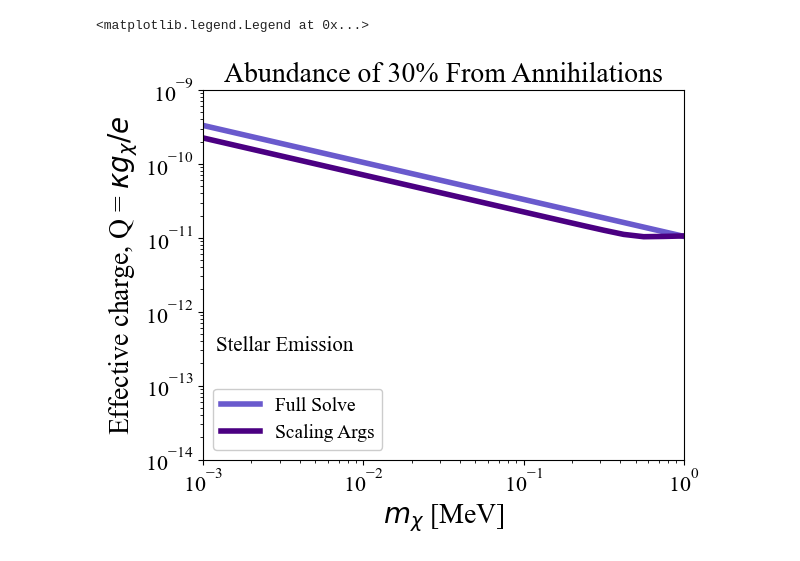
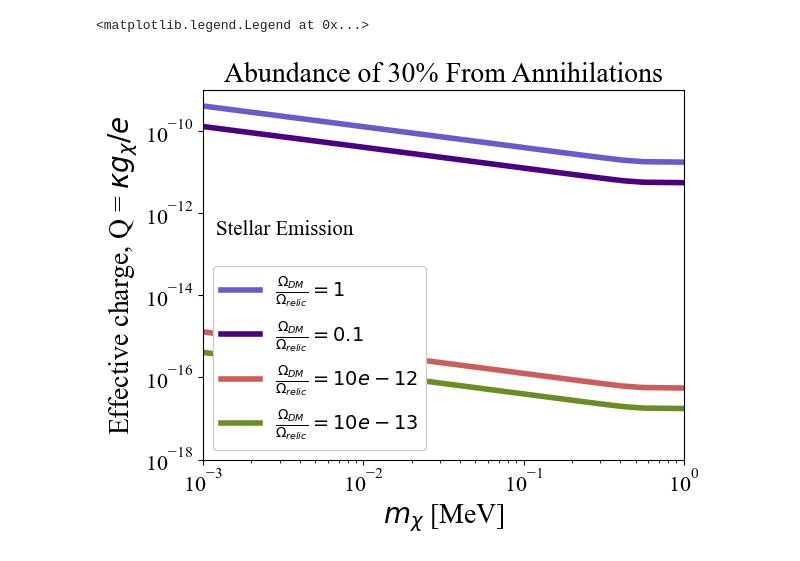
Before and after one commit to ellailes/irreducible-mcp, a Jupyter notebook: Constant-Abundance-Code.ipynb, the cells around one changed output. Drawn from its saved outputs; the diff is of its cells as text; code cells hidden in the pictures.

```diff
--- a/Constant-Abundance-Code.ipynb
+++ b/Constant-Abundance-Code.ipynb
@@ -81,11 +69,11 @@ Q3 = np.zeros(25)
 Q4 = np.zeros(25)
 
 for i in range(25):
-    info1 = relic_ann(0,mlist[i],noQ = True)
-    Q1[i] = np.sqrt(abundance[1]*100**3*irr.nxrelic(mlist[i],irr.T(100))/(info[1]**3*info[0]))
+    info1 = relic_ann(Q_production_nomu[i],mlist[i])
+    Q1[i] = np.sqrt(abundance[0]/info1)*Q_production_nomu[i]
     info2 = relic_ann(Q_production_nomu[i],mlist[i])
     Q2[i] = np.sqrt(abundance[1]/info2)*Q_production_nomu[i]
-    #info3 = relic_ann(0,mlist[i],noQ = True)
-    #Q3[i] = np.sqrt(abundance[2]*100**3*irr.nxrelic(mlist[i],irr.T(100))/(info[1]**3*info[0]))
-    #info4 = relic_ann(0,mlist[i],noQ = True)
-    #Q4[i] = np.sqrt(abundance[3]*100**3*irr.nxrelic(mlist[i],irr.T(100))/(info[1]**3*info[0]))
+    info3 = relic_ann(Q_production_nomu[i],mlist[i])
+    Q3[i] = np.sqrt(abundance[2]/info3)*Q_production_nomu[i]
+    info4 = relic_ann(Q_production_nomu[i],mlist[i])
+    Q4[i] = np.sqrt(abundance[3]/info4)*Q_production_nomu[i]
@@ -116,36 +80,35 @@ for i in range(25):
 # %%
 f, ax = plt.subplots()
 f.set_size_inches(6.2, 4.8)
 
-ax.loglog(mlist, Q1,c='slateblue',lw=4,label = r'Full Solve')
-ax.loglog(mlist, Q2,c='indigo',lw=4,label = r'Scaling Args')
-#ax.loglog(mlist, Q3,c='indianred',lw=4,label = r'$\frac{\Omega_{\gamma^\star->DM}}{\Omega_{relic}} = 0.01$')
-#ax.loglog(mlist, Q4,c='olivedrab',lw=4,label = r'$\frac{\Omega_{\gamma^\star->DM}}{\Omega_{relic}} = 0.001$')
+ax.loglog(mlist, Q1,c='slateblue',lw=4,label = r'$\frac{\Omega_{DM}}{\Omega_{relic}} = 1$')
+ax.loglog(mlist, Q2,c='indigo',lw=4,label = r'$\frac{\Omega_{DM}}{\Omega_{relic}} = 0.1$')
+ax.loglog(mlist, Q3,c='indianred',lw=4,label = r'$\frac{\Omega_{DM}}{\Omega_{relic}} = 10e-12$')
+ax.loglog(mlist, Q4,c='olivedrab',lw=4,label = r'$\frac{\Omega_{DM}}{\Omega_{relic}} = 10e-13$')
 #ax.loglog(m_production, Q_production,c='slateblue',lw=4)#, ls=":")
 #ax.loglog(m_production, Q_ann_production,c='slateblue',lw=4)
 ax.set_xlim([1e-3, 1])
-ax.set_ylim([1e-14, 1e-9])
+ax.set_ylim([1e-18, 1e-9])
 ax.set_ylabel(r'Effective charge, Q = $\kappa g_\chi/e$', fontsize=20)
 ax.set_xlabel(r'$m_\chi$ [MeV]', fontsize=20)
 
 #plotfiles(ax, 'stars', projection=False, DD=False,color='LightSteelBlue',a=0.3)
 #plotfiles(ax, 'stars_conservative', projection=False, DD=False,color='LightSteelBlue',a=0.3)
 ax.text(1.2e-3, 3e-13, r'Stellar Emission', rotation=0, color='k', fontsize=15)
-
 
 ax.xaxis.set_tick_params(labelsize=16)
 ax.yaxis.set_tick_params(labelsize=16)
 ax.set_title('Abundance of 30% From Annihilations', fontsize=20)
 lya_index=24
 planck_index=27
 s4_index = 32
 gs_index=38
 
 ax.legend(framealpha=1, loc='lower left', fontsize=14)
 
 
 #ax.set_xlim([1e-3, 1])
 #ax.set_ylim([1e-15, 1e-9])
 # %% [output]
 <matplotlib.legend.Legend at 0x...>
-[figure, old version]
+[figure, new version]
```
Also changed, not shown: parts of 4 cells of this notebook, 10 other files.
